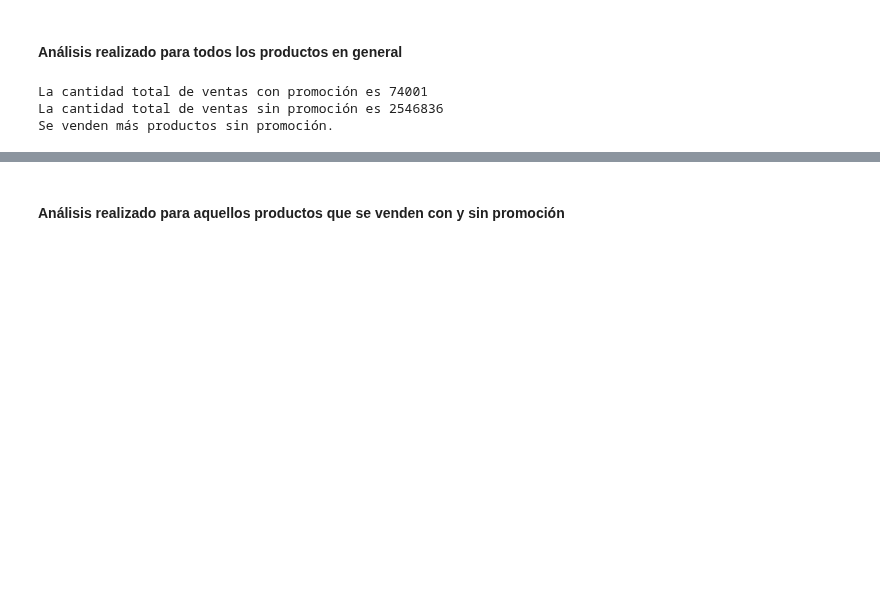
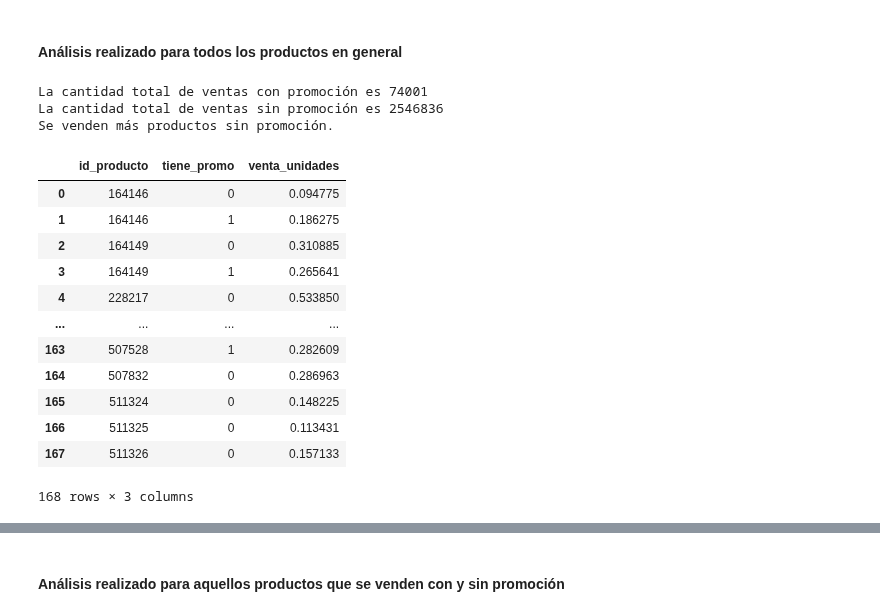
Before and after one commit to ErikaMelt/deodorants-project, a Jupyter notebook: eda/eda_romina.ipynb, the cells around one changed output, grey strips where cells are left out. Drawn from its saved outputs; the diff is of its cells as text; code cells hidden in the pictures; blank space fills up the shorter version.

```diff
--- a/eda/eda_romina.ipynb
+++ b/eda/eda_romina.ipynb
@@ -147,3 +147,20 @@ else:
 La cantidad total de ventas con promoción es 74001
 La cantidad total de ventas sin promoción es 2546836
 Se venden más productos sin promoción.
+# %%
+df_ventas= df.groupby(['id_producto', 'tiene_promo'])['venta_unidades'].mean().reset_index()
+df_ventas
+# %% [output]
+|  | id_producto | tiene_promo | venta_unidades |
+| 0 | 164146 | 0 | 0.094775 |
+| 1 | 164146 | 1 | 0.186275 |
+| 2 | 164149 | 0 | 0.310885 |
+| 3 | 164149 | 1 | 0.265641 |
+| 4 | 228217 | 0 | 0.533850 |
+| ... | ... | ... | ... |
+| 163 | 507528 | 1 | 0.282609 |
+| 164 | 507832 | 0 | 0.286963 |
+| 165 | 511324 | 0 | 0.148225 |
+| 166 | 511325 | 0 | 0.113431 |
+| 167 | 511326 | 0 | 0.157133 |
+168 rows × 3 columns
```
Also changed, not shown: parts of 1 cell of this notebook.
